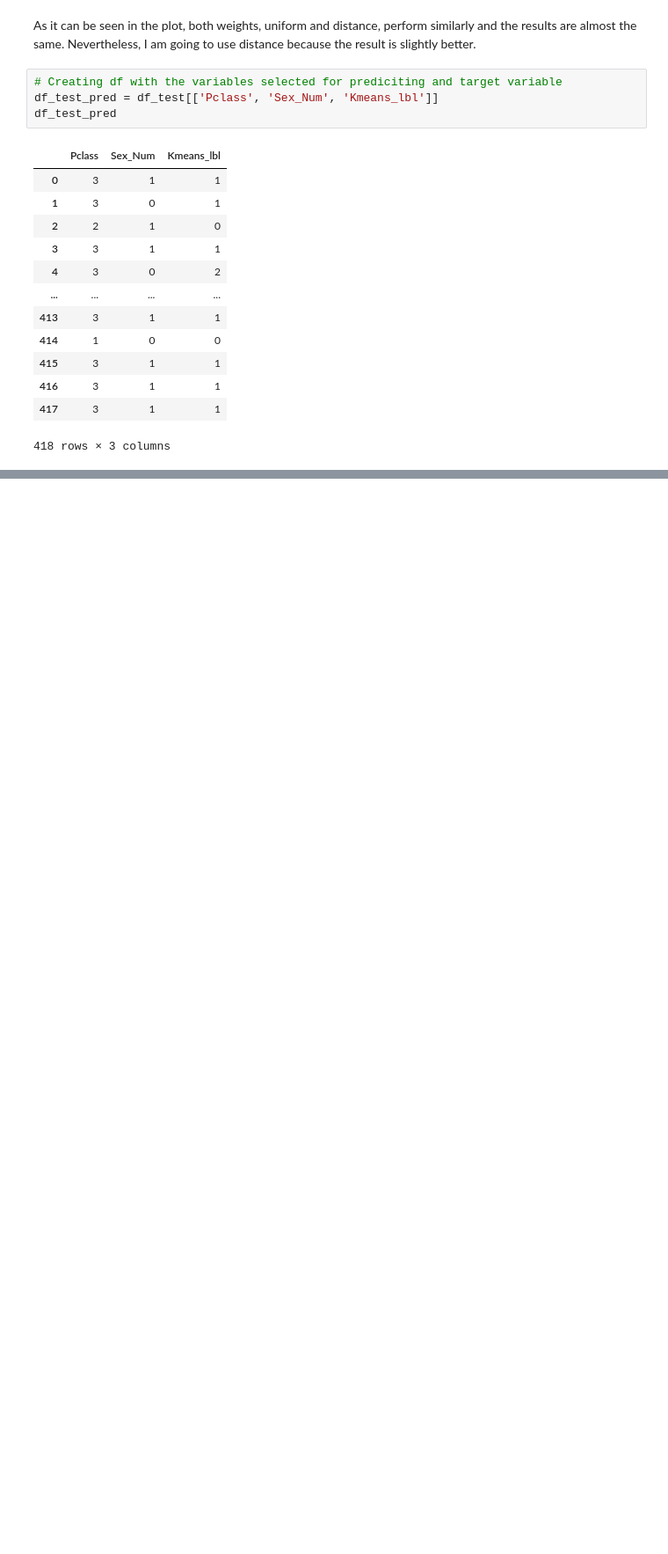
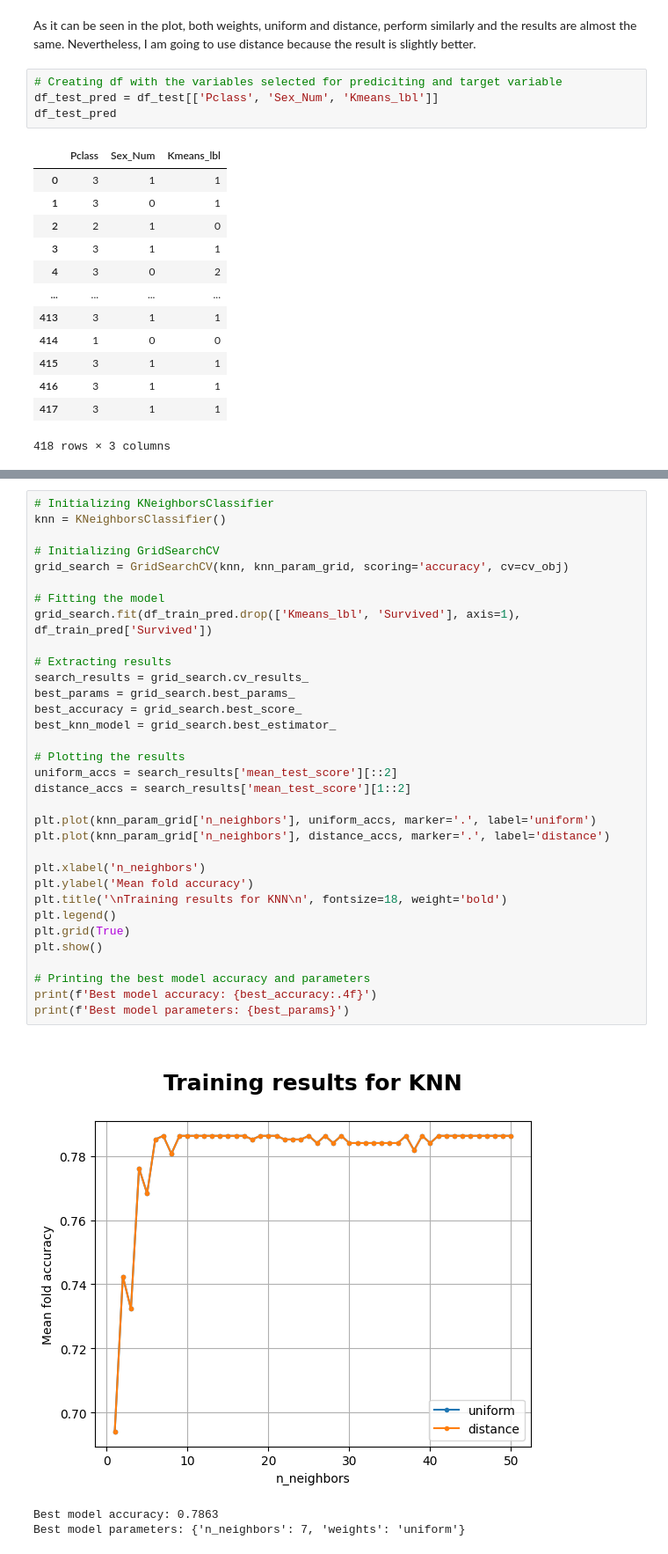
Before and after one commit to jramon-mm/ML_DL_Challenges, a Jupyter notebook: Titanic/Titanic.ipynb, the cells around one changed output, grey strips where cells are left out. Shown at 88% size. Saved outputs shown, nothing was run; the diff lists cells and outputs as text; blank space fills up the shorter version.

```diff
--- a/Titanic/Titanic.ipynb
+++ b/Titanic/Titanic.ipynb
@@ -1220,0 +1220,37 @@ pd.DataFrame({'PassengerId': df_test['PassengerId'], 'Survived': df_test['Surviv
+# %%
+# Initializing KNeighborsClassifier
+knn = KNeighborsClassifier()
+
+# Initializing GridSearchCV
+grid_search = GridSearchCV(knn, knn_param_grid, scoring='accuracy', cv=cv_obj)
+
+# Fitting the model
+grid_search.fit(df_train_pred.drop(['Kmeans_lbl', 'Survived'], axis=1), df_train_pred['Survived'])
+
+# Extracting results
+search_results = grid_search.cv_results_
+best_params = grid_search.best_params_
+best_accuracy = grid_search.best_score_
+best_knn_model = grid_search.best_estimator_
+
+# Plotting the results
+uniform_accs = search_results['mean_test_score'][::2]
+distance_accs = search_results['mean_test_score'][1::2]
+
+plt.plot(knn_param_grid['n_neighbors'], uniform_accs, marker='.', label='uniform')
+plt.plot(knn_param_grid['n_neighbors'], distance_accs, marker='.', label='distance')
+
+plt.xlabel('n_neighbors')
+plt.ylabel('Mean fold accuracy')
+plt.title('\nTraining results for KNN\n', fontsize=18, weight='bold')
+plt.legend()
+plt.grid(True)
+plt.show()
+
+# Printing the best model accuracy and parameters
+print(f'Best model accuracy: {best_accuracy:.4f}')
+print(f'Best model parameters: {best_params}')
+# %% [output]
+[figure, added]
+Best model accuracy: 0.7863
+Best model parameters: {'n_neighbors': 7, 'weights': 'uniform'}
```
Also changed, not shown: parts of 12 cells of this notebook.
